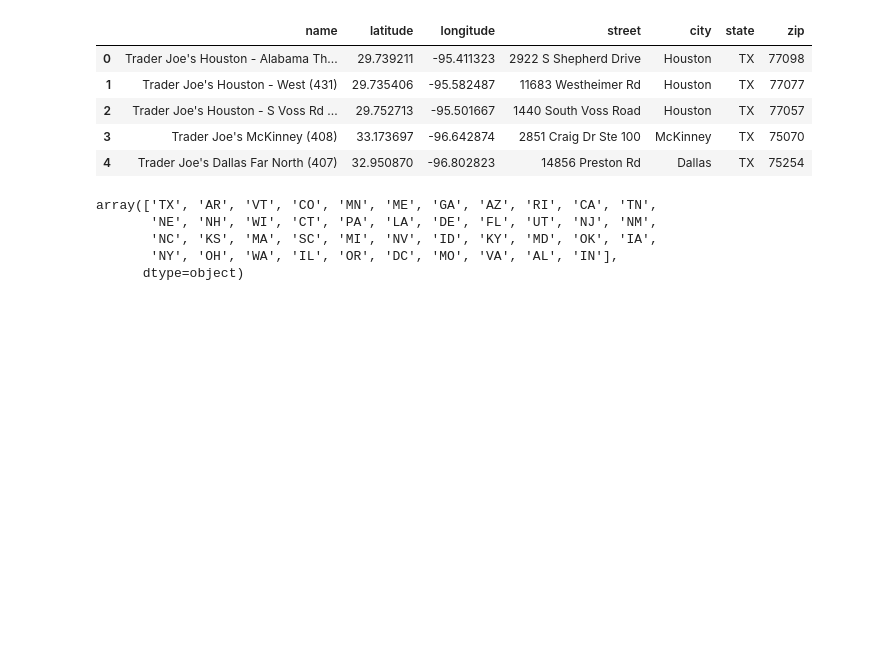
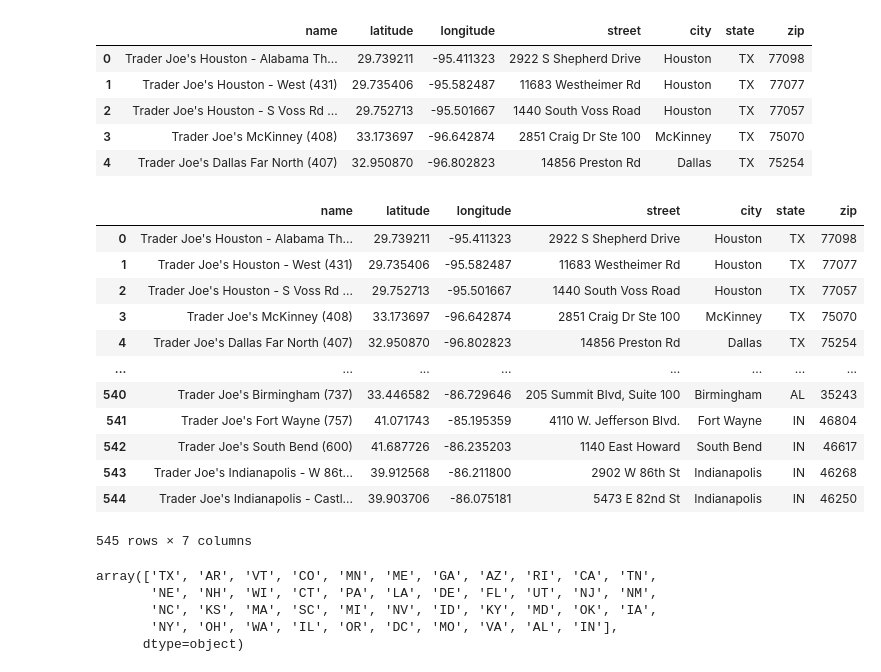
Before and after one commit to Sean-Rowe5280/Homes-Values-Machine-Learning, a Jupyter notebook: Real_Estate_Data_Cleaning.ipynb, the cells around one changed output. Cells and saved outputs as stored; diff of their text form; code cells hidden in the pictures; blank space fills up the shorter version.

```diff
--- a/Real_Estate_Data_Cleaning.ipynb
+++ b/Real_Estate_Data_Cleaning.ipynb
@@ -154,6 +183,24 @@ trader_joes_df.head()
 | 2 | Trader Joe's Houston - S Voss Rd ... | 29.752713 | -95.501667 | 1440 South Voss Road | Houston | TX | 77057 |
 | 3 | Trader Joe's McKinney (408) | 33.173697 | -96.642874 | 2851 Craig Dr Ste 100 | McKinney | TX | 75070 |
 | 4 | Trader Joe's Dallas Far North (407) | 32.950870 | -96.802823 | 14856 Preston Rd | Dallas | TX | 75254 |
+# %%
+# Convert zip_code to 5 digits
+trader_joes_df['zip'] = trader_joes_df['zip'].astype(int).astype(str).str.zfill(5)
+trader_joes_df
+# %% [output]
+|  | name | latitude | longitude | street | city | state | zip |
+| 0 | Trader Joe's Houston - Alabama Th... | 29.739211 | -95.411323 | 2922 S Shepherd Drive | Houston | TX | 77098 |
+| 1 | Trader Joe's Houston - West (431) | 29.735406 | -95.582487 | 11683 Westheimer Rd | Houston | TX | 77077 |
+| 2 | Trader Joe's Houston - S Voss Rd ... | 29.752713 | -95.501667 | 1440 South Voss Road | Houston | TX | 77057 |
+| 3 | Trader Joe's McKinney (408) | 33.173697 | -96.642874 | 2851 Craig Dr Ste 100 | McKinney | TX | 75070 |
+| 4 | Trader Joe's Dallas Far North (407) | 32.950870 | -96.802823 | 14856 Preston Rd | Dallas | TX | 75254 |
+| ... | ... | ... | ... | ... | ... | ... | ... |
+| 540 | Trader Joe's Birmingham (737) | 33.446582 | -86.729646 | 205 Summit Blvd, Suite 100 | Birmingham | AL | 35243 |
+| 541 | Trader Joe's Fort Wayne (757) | 41.071743 | -85.195359 | 4110 W. Jefferson Blvd. | Fort Wayne | IN | 46804 |
+| 542 | Trader Joe's South Bend (600) | 41.687726 | -86.235203 | 1140 East Howard | South Bend | IN | 46617 |
+| 543 | Trader Joe's Indianapolis - W 86t... | 39.912568 | -86.211800 | 2902 W 86th St | Indianapolis | IN | 46268 |
+| 544 | Trader Joe's Indianapolis - Castl... | 39.903706 | -86.075181 | 5473 E 82nd St | Indianapolis | IN | 46250 |
+545 rows × 7 columns
 # %%
 # Find unique values for the state column
 trader_joes_df.state.unique()
```
Also changed, not shown: parts of 5 cells of this notebook.
